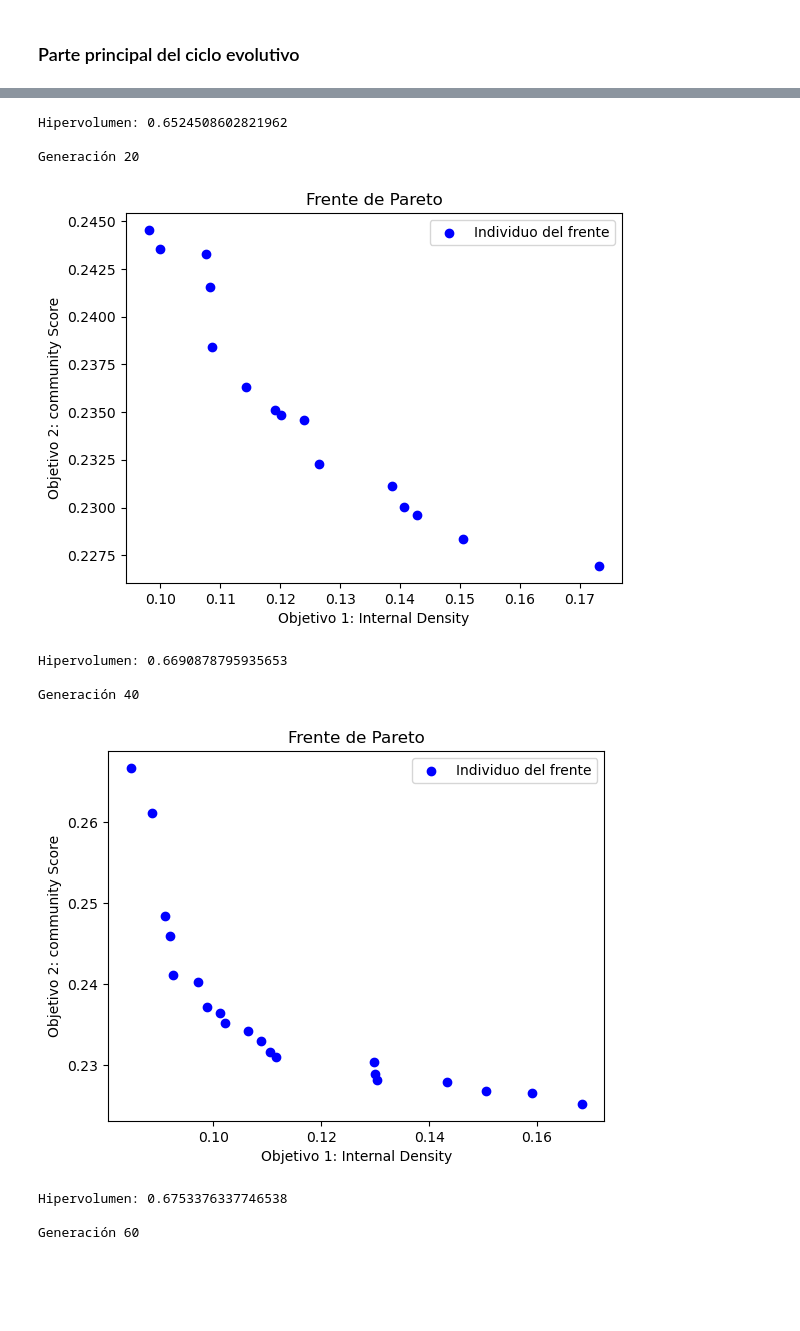
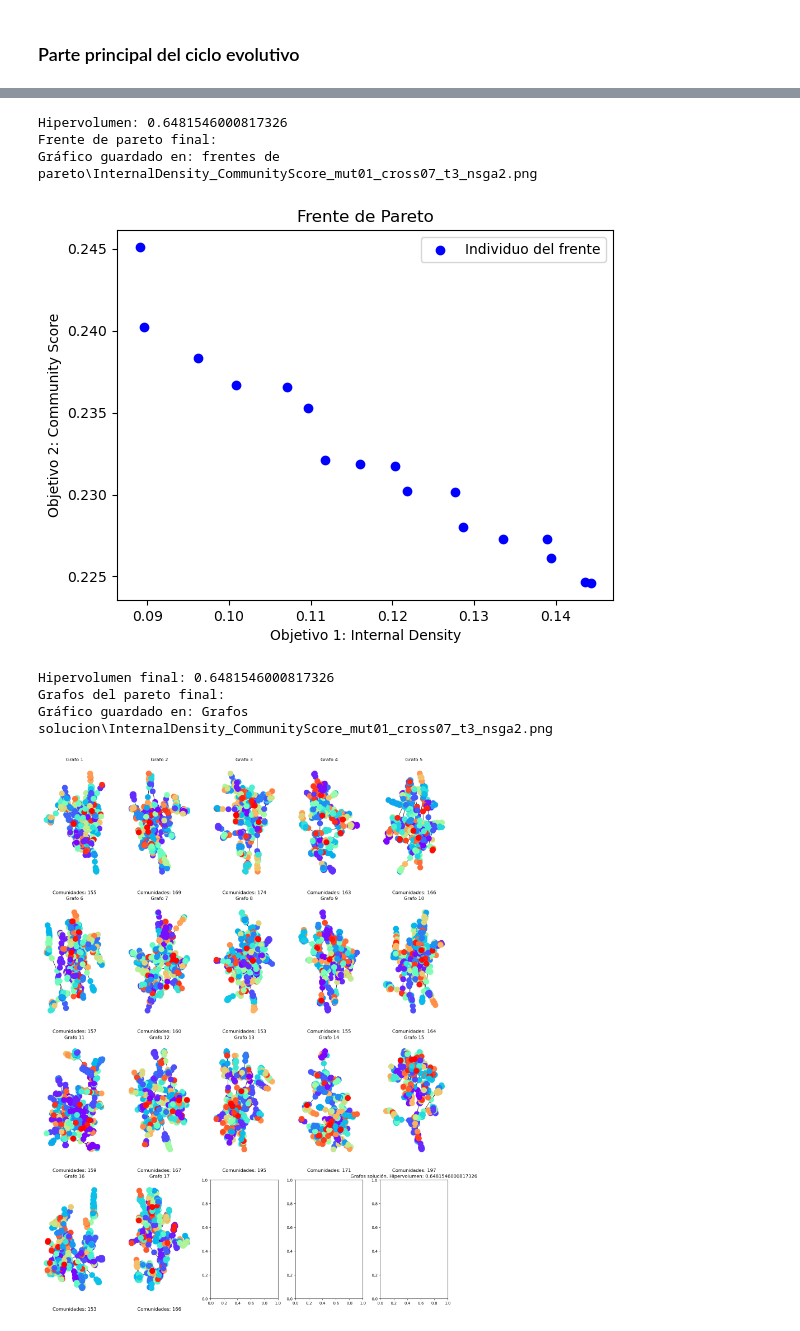
Before and after one commit to adrianGayo/Amazon_redes_geneticos, a Jupyter notebook: amazon.ipynb, the cells around one changed output, grey strips where cells are left out. Drawn from its saved outputs; the diff is of its cells as text; code cells hidden in the pictures; blank space fills up the shorter version.

Commit message:
Análisis del frente

```diff
--- a/amazon.ipynb
+++ b/amazon.ipynb
@@ -374,12 +374,14 @@ objetivo2 = "community Score"
 ### Representaciones
 Declaramos funciones cuyo objetivo es representar gráficamente la evolución de nuestra población, grafos, etc.
 # %%
-def representa_grafos_del_frente(individuals):
+def representa_grafos_del_frente(individuals, hv, save=False):
     """
     Visualiza los grafos decodificados a partir de una lista de individuos.
 
     Parameters:
     - individuals: Lista de individuos, donde cada individuo representa un grafo.
+    - save: Booleano que indica si se debe guardar el gráfico en un archivo.
+    -hv: hipervolumen de la solucion.
 
     Returns:
     - None (muestra el grid de gráficos)
@@ -412,22 +414,30 @@ def representa_grafos_del_frente(individuals):
         axs[i].set_title(f'Grafo {i+1}')
         pos = nx.spring_layout(G_normalizado)
         node_colors = [color_map[node] for node in decoded_graph.nodes()]
-        nx.draw(decoded_graph, pos, with_labels=False, font_weight='bold', node_size=200, node_color=node_colors, cmap=plt.cm.rainbow, edge_color='black', ax=axs[i])
+        nx.draw(G_normalizado, pos, with_labels=False, font_weight='bold', node_size=200, node_color=node_colors, cmap=plt.cm.rainbow, edge_color='black', ax=axs[i])
         # Añade texto con el número de comunidades
         axs[i].text(0.5, -0.1, f'Comunidades: {len(components)}', size=12, ha="center", transform=axs[i].transAxes)
 
     # Ajusta el diseño y muestra el grid de gráficos
     plt.tight_layout()
+    plt.title(f"Grafos solución. Hipervolumen: {hv}")
+    if save:
+        carpeta = "Grafos solucion"
+        # Guardar el gráfico en un archivo dentro de la carpeta
+        file_name = os.path.join(carpeta, "InternalDensity_CommunityScore_mut01_cross07_t3_nsga2.png")
+        plt.savefig(file_name)
+        print(f"Gráfico guardado en: {file_name}")
     plt.show()
 
 
 
-def representa_frente_pareto(individuals):
+def representa_frente_pareto(individuals, save=False):
     """
     Visualiza el frente de Pareto a partir de los valores de fitness de los individuos.
 
     Parameters:
     - individuals: Lista de individuos, donde cada individuo tiene valores de fitness.
+    - save: Booleano que indica si se debe guardar el gráfico en un archivo.
 
     Returns:
     - None (muestra el gráfico)
@@ -448,6 +458,13 @@ def representa_frente_pareto(individuals):
     # Mostrar la leyenda
     plt.legend()
 
+    if save:
+        carpeta = "frentes de pareto"
+        # Guardar el gráfico en un archivo dentro de la carpeta
+        file_name = os.path.join(carpeta, "InternalDensity_CommunityScore_mut01_cross07_t3_nsga2.png")
+        plt.savefig(file_name)
+        print(f"Gráfico guardado en: {file_name}")
+
     # Mostrar el gráfico
     plt.show()
 # %% [markdown]
@@ -682,7 +699,7 @@ def evaluacion_individuos(indiviudos):
 #### Parámetros del algoritmo
 # %%
 population_size = 100
-generaciones = 500
+generaciones = 50
 pmut=0.1
 pcross=0.7
 punto_referencia = [1.0, 1.0]  # Punto de referencia para el frente de pareto.
@@ -787,7 +804,7 @@ for gen in range(generaciones):
     population = new_pop
 
     # Imprimimos una traza de la evolución con el hipervolumen
-    if gen % 20 == 0:
+    if gen % 50 == 0:
         print(f"\nGeneración {gen}")
         #Representa el frente de pareto.
         representa_frente_pareto(frente_pareto)
@@ -798,9 +815,9 @@ for gen in range(generaciones):
 
 # Obtener el frente de Pareto final
 print("Frente de pareto final:")
-representa_frente_pareto(frente_pareto)
+representa_frente_pareto(frente_pareto, save=True)
 print(f"Hipervolumen final: {hv_value}")
 print("Grafos del pareto final:")
-representa_grafos_del_frente(frente_pareto)
+representa_grafos_del_frente(frente_pareto, hv=hv_value, save=True)
 # %% [output]
 Generación 0
@@ -808,11 +825,8 @@ Generación 0
-Hipervolumen: 0.6524508602821962
-
-Generación 20
+Hipervolumen: 0.6481546000817326
+Frente de pareto final:
+Gráfico guardado en: frentes de pareto\InternalDensity_CommunityScore_mut01_cross07_t3_nsga2.png
-[figure, old version]
+[figure, new version]
-Hipervolumen: 0.6690878795935653
-
-Generación 40
+Hipervolumen final: 0.6481546000817326
+Grafos del pareto final:
+Gráfico guardado en: Grafos solucion\InternalDensity_CommunityScore_mut01_cross07_t3_nsga2.png
-[figure, old version]
+[figure, new version]
-Hipervolumen: 0.6753376337746538
-
-Generación 60
```
Also changed, not shown: parts of 14 cells of this notebook, 2 other files.
